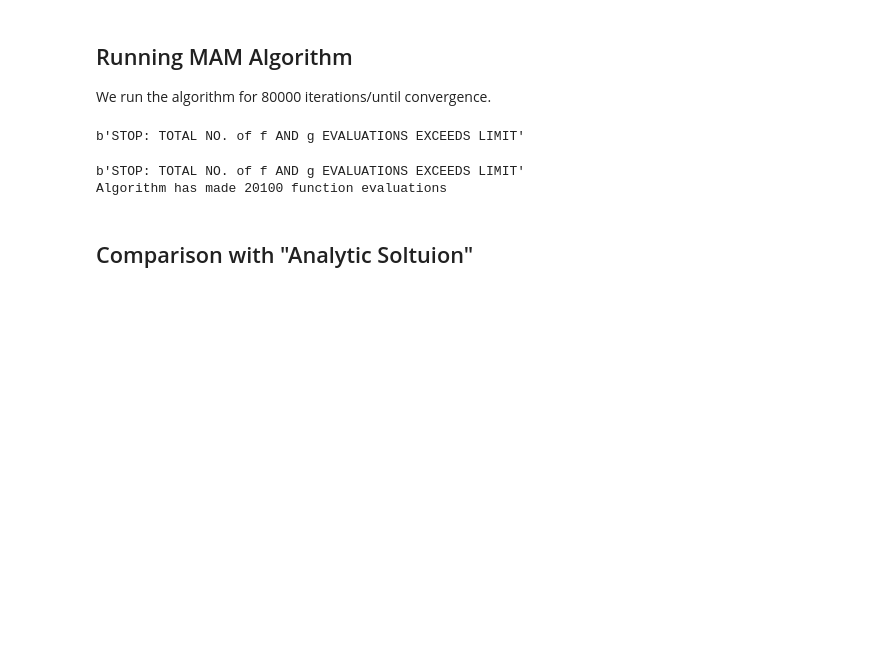
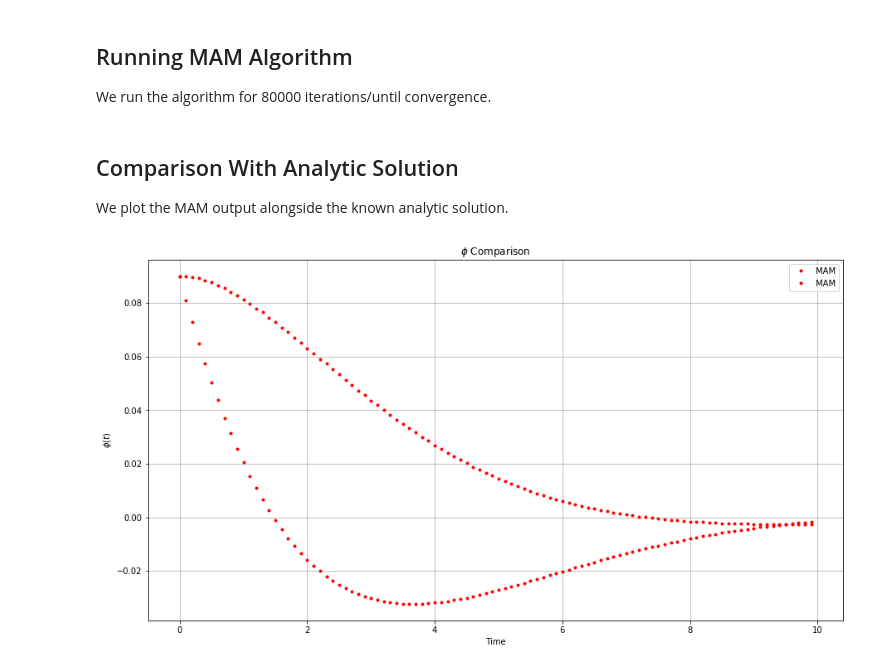
Before and after one commit to CalvinNesbitt/L96-EBM-Instanton, a Jupyter notebook: MAM-Test-Problems/2D-OUish-MAM.ipynb, the cells around one changed output. Saved outputs shown, nothing was run; the diff lists cells and outputs as text; code cells hidden in the pictures; blank space fills up the shorter version.

```diff
--- a/MAM-Test-Problems/2D-OUish-MAM.ipynb
+++ b/MAM-Test-Problems/2D-OUish-MAM.ipynb
@@ -57,8 +57,8 @@ Here we define the initial instanton path for the minimisation problem, specify
 # %%
 # Instanton Initialisation
 
-initial_point = [0.1, 0.1]
-final_point = [0, 0]
+initial_point = [0.1, 0]
+final_point = [1, 0.5]
 
 inst_ic = np.linspace(initial_point, final_point, steps)
 # %%
@@ -94,15 +94,12 @@ We run the algorithm for 80000 iterations/until convergence.
 options={'maxls': 10, 'maxiter': 30000, 'maxfun': 30000}
 # %%
 result = ou_mam.run(options)
-# %% [output]
-b'STOP: TOTAL NO. of f AND g EVALUATIONS EXCEEDS LIMIT'
 # %%
 # Running algorithm for a further 40000 steps
 options={'maxls': 10, 'maxiter': 40000, 'maxfun': 40000}
 result = ou_mam.run(options)
 print(f'Algorithm has made {ou_mam.nfev} function evaluations')
-# %% [output]
-b'STOP: TOTAL NO. of f AND g EVALUATIONS EXCEEDS LIMIT'
-Algorithm has made 20100 function evaluations
-# %% [markdown]
-## Comparison with "Analytic Soltuion"
+# %% [markdown]
+## Comparison With Analytic Solution
+
+We plot the MAM output alongside the known analytic solution.
@@ -108,0 +116,15 @@ Algorithm has made 20100 function evaluations
+# %%
+# Comparison Plot
+
+fig, ax = plt.subplots(figsize=(15, 8))
+
+ax.grid()
+ax.set_title('$\\phi$ Comparison')
+# ax.plot(time,  analytic_solution(time, initial_point, final_point, s),'b', linewidth=2, label = 'Analytic')
+ax.plot(time, ou_mam.instanton, 'r.', label = 'MAM')
+ax.set_xlabel('Time')
+ax.set_ylabel('$\\phi(t)$')
+ax.legend()
+fig.show()
+# %% [output]
+[figure, added]
```
Also changed, not shown: parts of 9 cells of this notebook, 3 other files.
